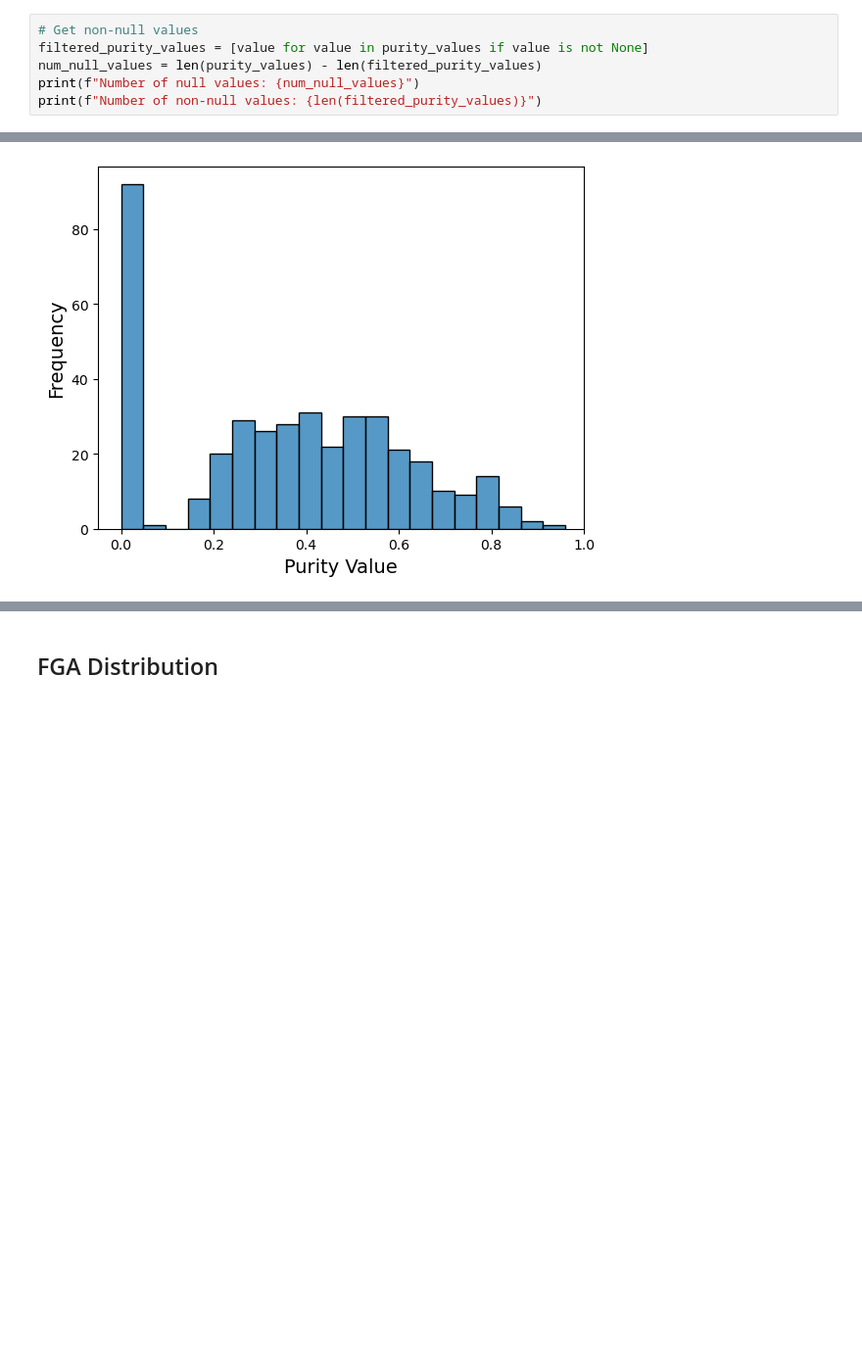
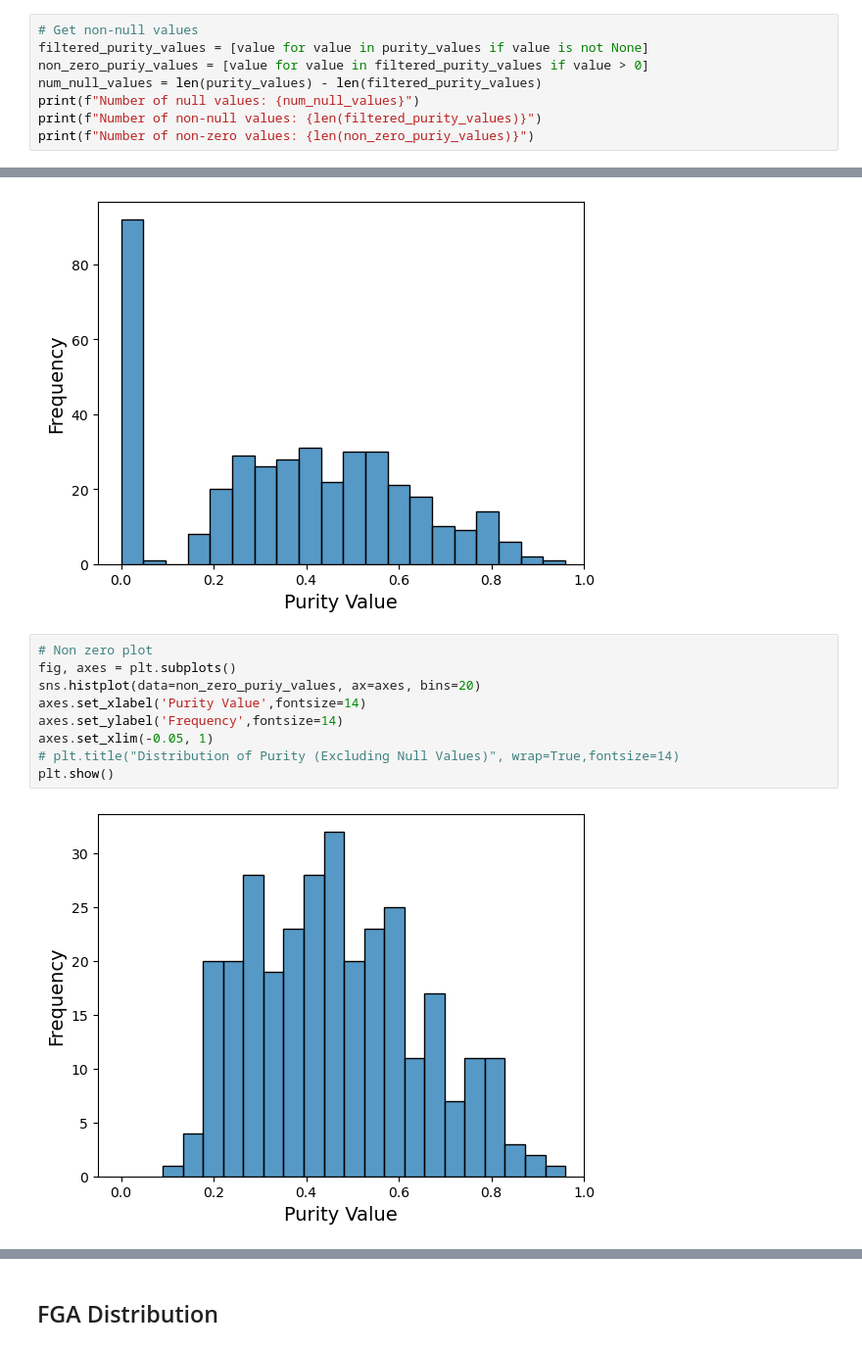
Before and after one commit to chiphan1110/BII-ITH-Viz, a Jupyter notebook: 1-label-eda.ipynb, the cells around one changed output, grey strips where cells are left out. Shown: that part at 98% size. Saved outputs shown, nothing was run; the diff lists cells and outputs as text; blank space fills up the shorter version.

```diff
--- a/1-label-eda.ipynb
+++ b/1-label-eda.ipynb
@@ -37,9 +37,11 @@ purity_values = continuous_data["purity"]
 # %%
 # Get non-null values
 filtered_purity_values = [value for value in purity_values if value is not None]
+non_zero_puriy_values = [value for value in filtered_purity_values if value > 0]
 num_null_values = len(purity_values) - len(filtered_purity_values)
 print(f"Number of null values: {num_null_values}")
 print(f"Number of non-null values: {len(filtered_purity_values)}")
+print(f"Number of non-zero values: {len(non_zero_puriy_values)}")
 # %% [output]
 Number of null values: 14
 Number of non-null values: 398
@@ -53,3 +56,14 @@ axes.set_xlim(-0.05, 1)
 plt.show()
 # %% [output]
 [figure]
+# %%
+# Non zero plot
+fig, axes = plt.subplots()
+sns.histplot(data=non_zero_puriy_values, ax=axes, bins=20)
+axes.set_xlabel('Purity Value',fontsize=14)
+axes.set_ylabel('Frequency',fontsize=14)
+axes.set_xlim(-0.05, 1)
+# plt.title("Distribution of Purity (Excluding Null Values)", wrap=True,fontsize=14)
+plt.show()
+# %% [output]
+[figure, added]
```
Also changed, not shown: parts of 14 cells of this notebook, 2 other files.
